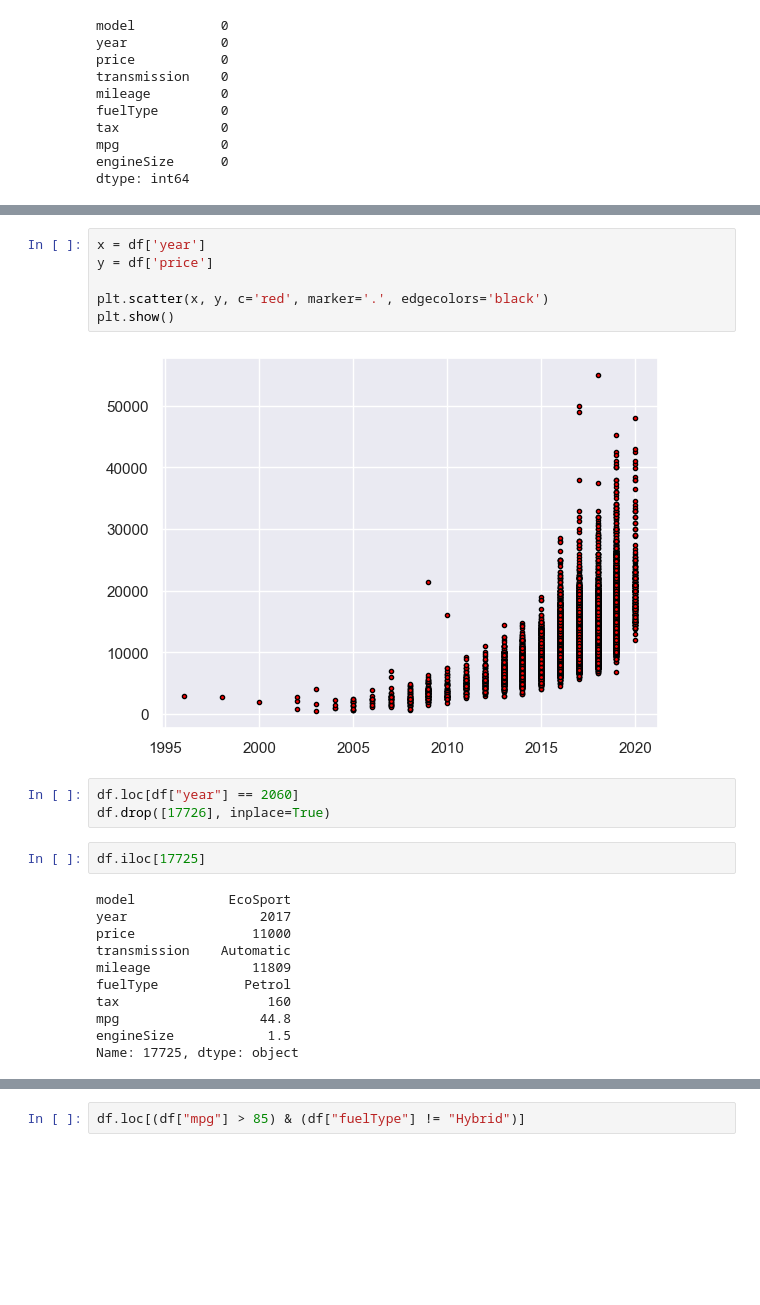
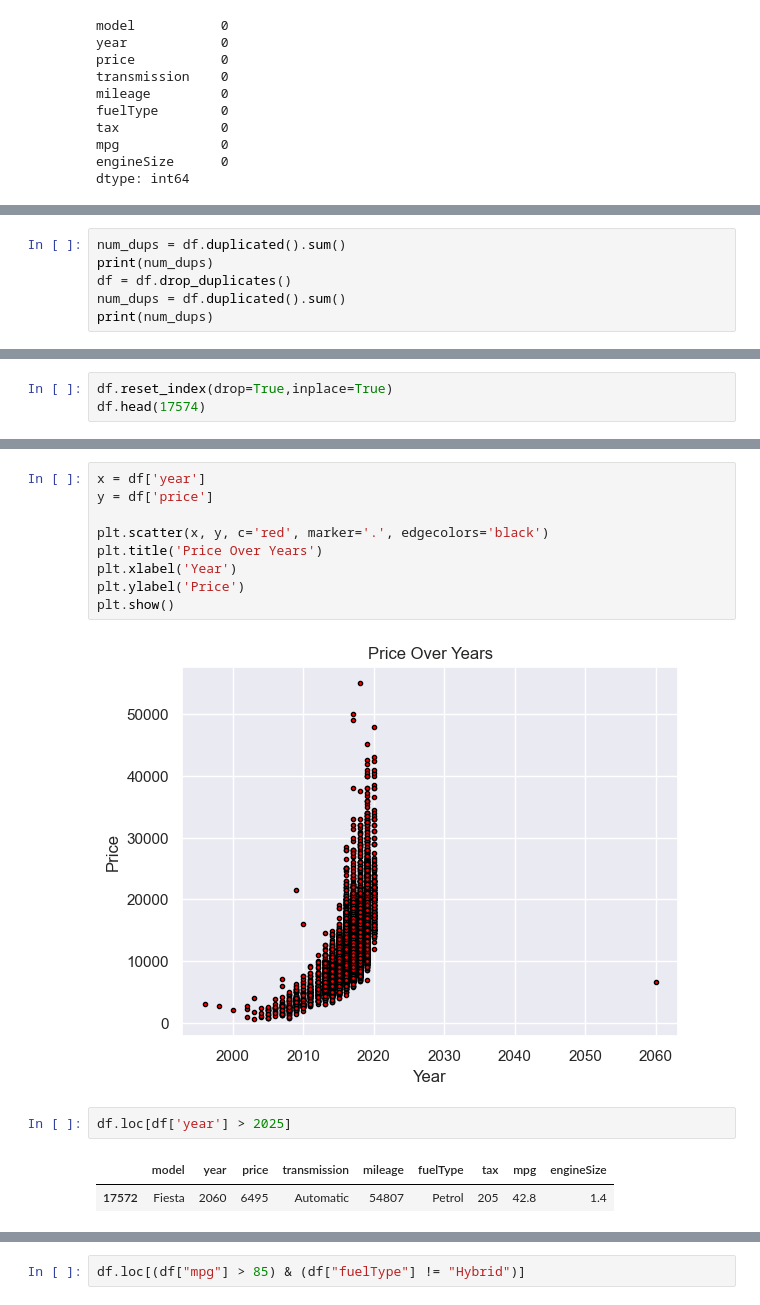
Before and after one commit to wyattbroyles/skillstorm, a Jupyter notebook: QAs/qa1.ipynb, the cells around one changed output, grey strips where cells are left out. Saved outputs shown, nothing was run; the diff lists cells and outputs as text; blank space fills up the shorter version.

```diff
--- a/QAs/qa1.ipynb
+++ b/QAs/qa1.ipynb
@@ -99,0 +95,6 @@ np.int64(154)
+# %%
+num_dups = df.duplicated().sum()
+print(num_dups)
+df = df.drop_duplicates()
+num_dups = df.duplicated().sum()
+print(num_dups)
@@ -99,0 +104,3 @@ np.int64(154)
+# %%
+df.reset_index(drop=True,inplace=True)
+df.head(17574)
@@ -100,24 +121,16 @@ np.int64(154)
 # %%
 x = df['year']
 y = df['price']
 
 plt.scatter(x, y, c='red', marker='.', edgecolors='black')
+plt.title('Price Over Years')
+plt.xlabel('Year')
+plt.ylabel('Price')
 plt.show()
 # %% [output]
-[figure, old version]
+[figure, new version]
 # %%
-df.loc[df["year"] == 2060]
-df.drop([17726], inplace=True)
+df.loc[df['year'] > 2025]
+# %% [output]
+|  | model | year | price | transmission | mileage | fuelType | tax | mpg | engineSize |
+| 17572 | Fiesta | 2060 | 6495 | Automatic | 54807 | Petrol | 205 | 42.8 | 1.4 |
-# %%
-df.iloc[17725]
-# %% [output]
-model            EcoSport
-year                 2017
-price               11000
-transmission    Automatic
-mileage             11809
-fuelType           Petrol
-tax                   160
-mpg                  44.8
-engineSize            1.5
-Name: 17725, dtype: object
```
Also changed, not shown: parts of 17 cells of this notebook, 7 other files.
